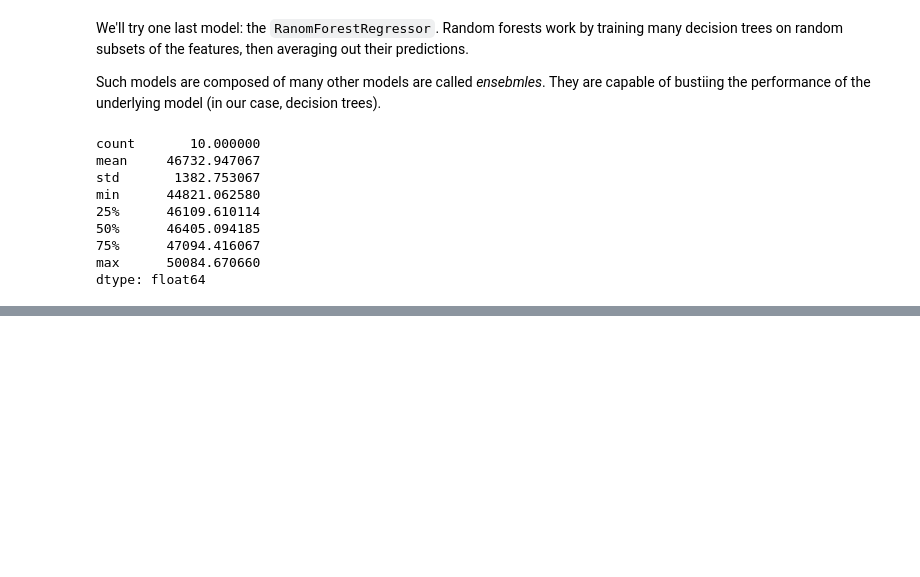
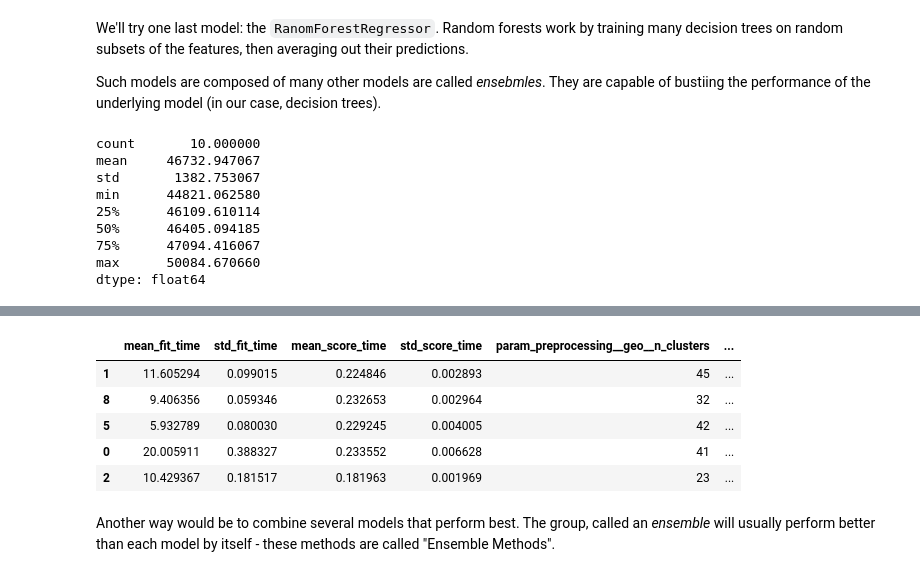
Before and after one commit to Adrifot/ml_basics, a Jupyter notebook: hands_on_ml_examples/housing.ipynb, the cells around one changed output, grey strips where cells are left out. Saved outputs shown, nothing was run; the diff lists cells and outputs as text; code cells hidden in the pictures; blank space fills up the shorter version.

```diff
--- a/hands_on_ml_examples/housing.ipynb
+++ b/hands_on_ml_examples/housing.ipynb
@@ -965,0 +1058,12 @@ dtype: float64
+# %%
+from sklearn.model_selection import RandomizedSearchCV
+from scipy.stats import randint
+
+param_distribs = {
+    "preprocessing__geo__n_clusters" : randint(low=3, high=50),
+    "random_forest__max_features": randint(low=2, high=20)
+}
+
+rnd_search = RandomizedSearchCV(full_pipeline, param_distributions=param_distribs, n_iter=10, cv=3, scoring="neg_root_mean_squared_error", random_state=42)
+
+rnd_search.fit(housing, housing_labels)
@@ -965,0 +1087,13 @@ dtype: float64
+# %%
+cv_res = pd.DataFrame(rnd_search.cv_results_)
+cv_res.sort_values(by="mean_test_score", ascending=False, inplace=True)
+cv_res.head()
+# %% [output]
+|  | mean_fit_time | std_fit_time | mean_score_time | std_score_time | param_preprocessing__geo__n_clusters | ... |
+| 1 | 11.605294 | 0.099015 | 0.224846 | 0.002893 | 45 | ... |
+| 8 | 9.406356 | 0.059346 | 0.232653 | 0.002964 | 32 | ... |
+| 5 | 5.932789 | 0.080030 | 0.229245 | 0.004005 | 42 | ... |
+| 0 | 20.005911 | 0.388327 | 0.233552 | 0.006628 | 41 | ... |
+| 2 | 10.429367 | 0.181517 | 0.181963 | 0.001969 | 23 | ... |
+# %% [markdown]
+Another way would be to combine several models that perform best. The group, called an _ensemble_ will usually perform better than each model by itself - these methods are called "Ensemble Methods".
```
Also changed, not shown: parts of 25 cells of this notebook.
